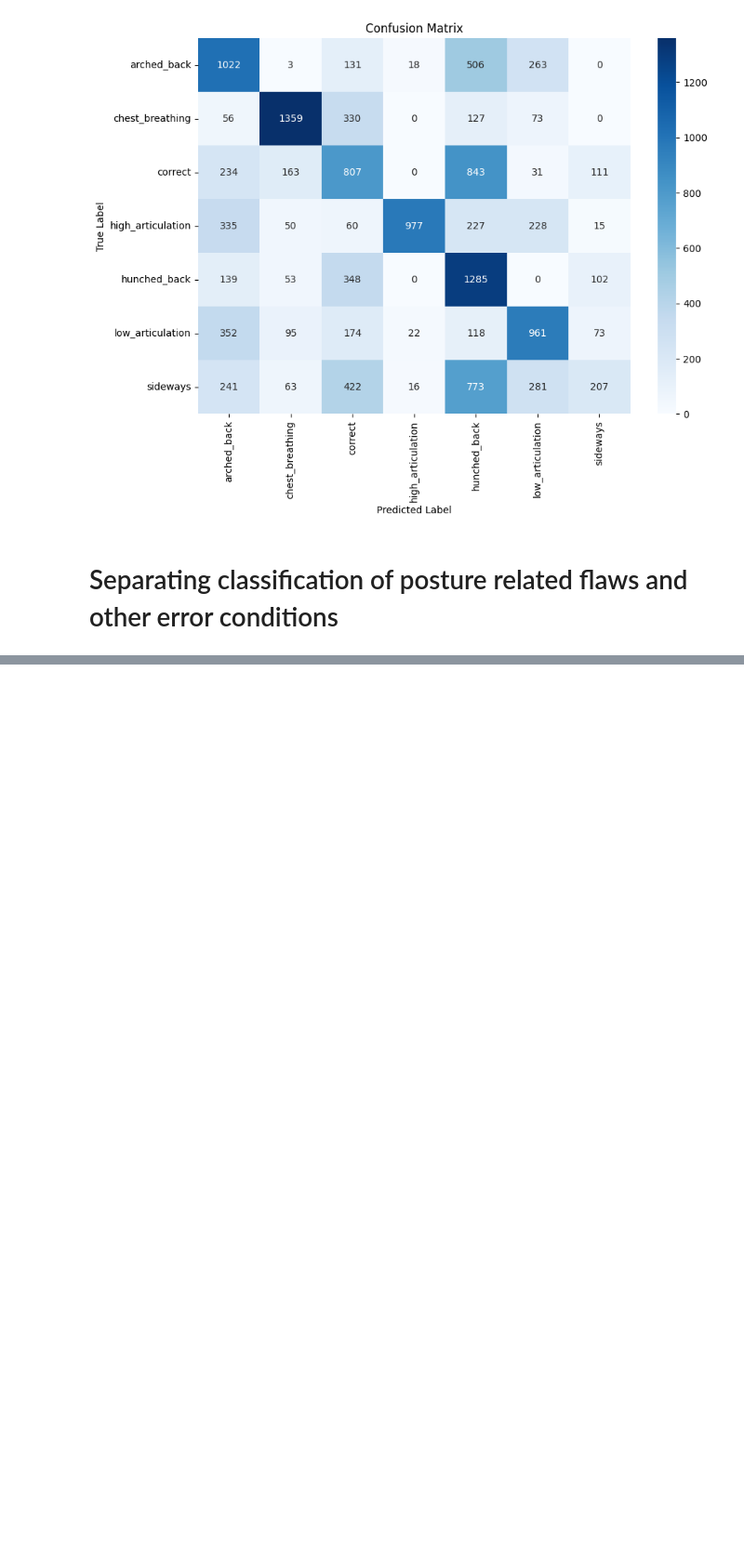
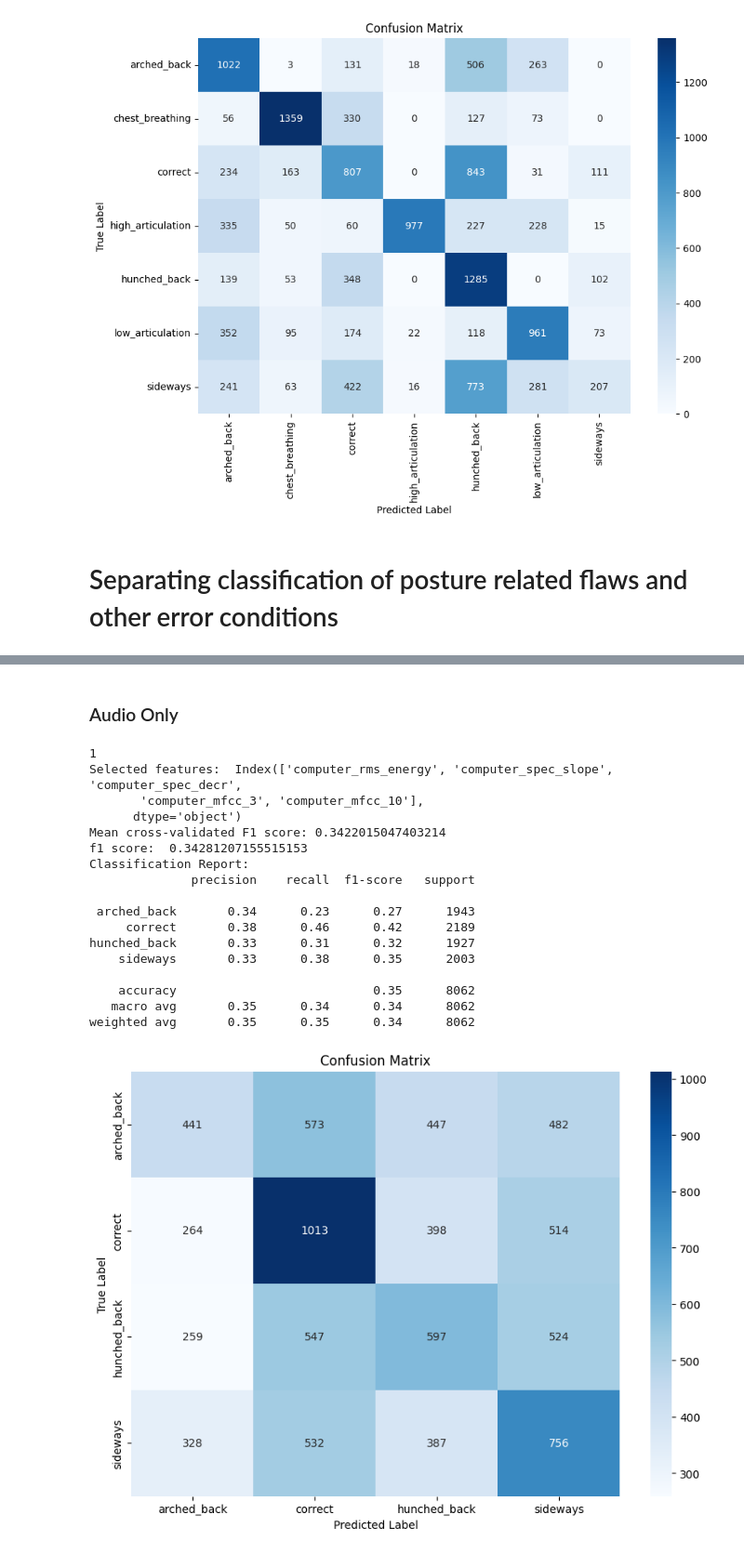
Before and after one commit to suvimh/vocal_data_feature_based_classification, a Jupyter notebook: error_condition_mlp_classifier.ipynb, the cells around one changed output, grey strips where cells are left out. Shown at 93% size. Saved outputs shown, nothing was run; the diff lists cells and outputs as text; code cells hidden in the pictures; blank space fills up the shorter version.

```diff
--- a/error_condition_mlp_classifier.ipynb
+++ b/error_condition_mlp_classifier.ipynb
@@ -352,0 +395,44 @@ high_articulation       0.95      0.52      0.67      1892
+# %% [markdown]
+### Audio Only
+# %%
+conditions_to_remove = ['high_articulation', 'low_articulation', 'chest_breathing']
+modalities = ['audio']
+
+#prepare data
+x, y = prepare_data(DATA_FILE, audio_source='computer', classify='recording_condition', num_features=5, modalities=modalities, conditions_to_remove=conditions_to_remove, column_name='recording_condition')
+
+class_names=y.unique()
+
+# Split data into training and test sets
+x_train, x_test, y_train, y_test = train_test_split(x, y, test_size=0.2, random_state=RANDOM_STATE, stratify=y)
+
+#train and evaluate the model
+pipeline = train_mlp(x_train, y_train, HIDDEN_LAYER_SIZE, RANDOM_STATE)
+
+# Evaluate MLP on test set
+f1, class_report, conf_matrix = evaluate_mlp(pipeline, x_test, y_test, class_names)
+
+print("f1 score: ", f1)
+print("Classification Report:")
+print(class_report)
+
+plot_confusion_matrix(conf_matrix, class_names=class_names)
+# %% [output]
+1
+Selected features:  Index(['computer_rms_energy', 'computer_spec_slope', 'computer_spec_decr',
+       'computer_mfcc_3', 'computer_mfcc_10'],
+      dtype='object')
+Mean cross-validated F1 score: 0.3422015047403214
+f1 score:  0.34281207155515153
+Classification Report:
+              precision    recall  f1-score   support
+
+ arched_back       0.34      0.23      0.27      1943
+     correct       0.38      0.46      0.42      2189
+hunched_back       0.33      0.31      0.32      1927
+    sideways       0.33      0.38      0.35      2003
+
+    accuracy                           0.35      8062
+   macro avg       0.35      0.34      0.34      8062
+weighted avg       0.35      0.35      0.34      8062
+[figure, added]
```
Also changed, not shown: parts of 11 cells of this notebook, 4 other files.
